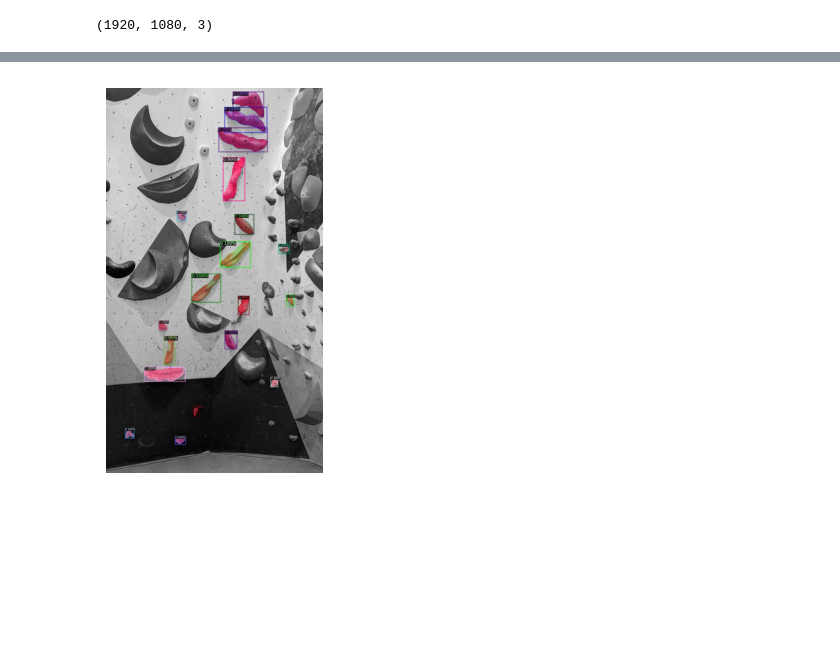
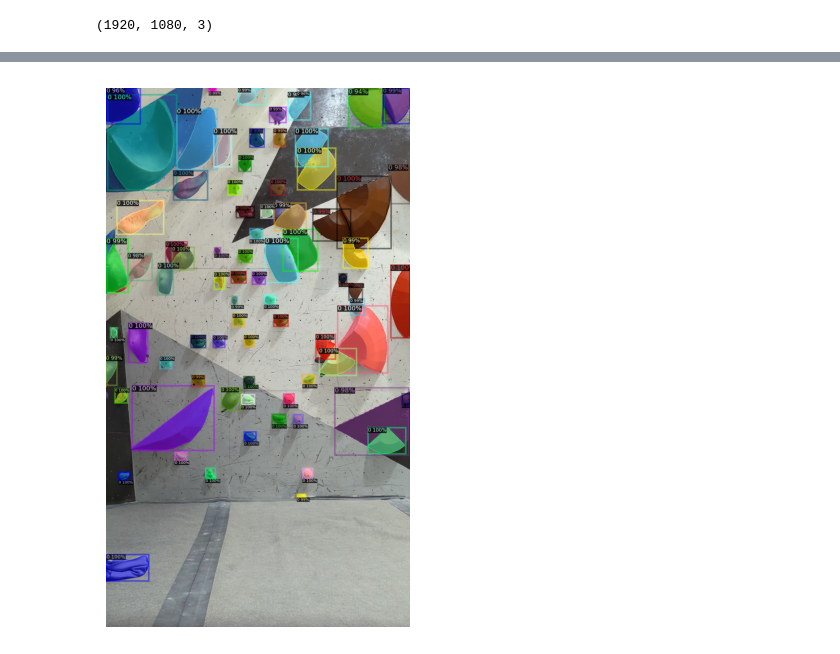
Before and after one commit to mcloses/smear-beta, a Jupyter notebook: prototype/final_prototype.ipynb, the cells around one changed output, grey strips where cells are left out. Cells and saved outputs as stored; diff of their text form; code cells hidden in the pictures; blank space fills up the shorter version.

```diff
--- a/prototype/final_prototype.ipynb
+++ b/prototype/final_prototype.ipynb
@@ -12,8 +13,8 @@ from src.utils.detectron_utils import plot_predictions
 # %%
 global_config, local_config = load_config()
 # %%
-image_file_name = "PXL_20230412_192542807.MP.jpg"
-video_file_name = "pose_estimation_1.mp4"
+image_file_name = "PXL_20230412_192551425.MP.jpg"
+video_file_name = "pose_estimation_2.mp4"
 model_config_file_name = "hold-detector_cfg.pickle"
 # %%
 image = cv2.imread(local_config['PATH']['raw_routes'] + "test_set\\" + image_file_name)
@@ -39,17 +99,18 @@ print(frames[0].shape)
 # %%
-indices = [0, 3, 13, 14, 15, 18, 19, 20, 23, 25, 28, 30, 34, 40, 50, 54, 59, 64, 65]
+initial_frame = frames[0].copy()
 
-image_detector = InstanceSegmentator(
+video_detector = HoldSegmentator(
     local_config['PATH']['config']+model_config_file_name,
     "model_final.pth",
-    0.9,
-    0.2
+    0.8,
+    0.5
 )
-image_predictions = image_detector.predict(image)
-plotted_image = plot_predictions(image.copy(), image_predictions["instances"][indices])
-fig = plt.figure(figsize=(10,5))
+video_predictions = video_detector.predict(frames[0])
+
+plotted_frame = plot_predictions(frames[0].copy(), video_predictions["instances"])
+fig = plt.figure(figsize=(15,7))
 plt.axis('off')
-plt.imshow(plotted_image)
+plt.imshow(plotted_frame)
 plt.show()
 # %% [output]
-[figure, old version]
+[figure, new version]
```
Also changed, not shown: parts of 12 cells of this notebook, 8 other files.
